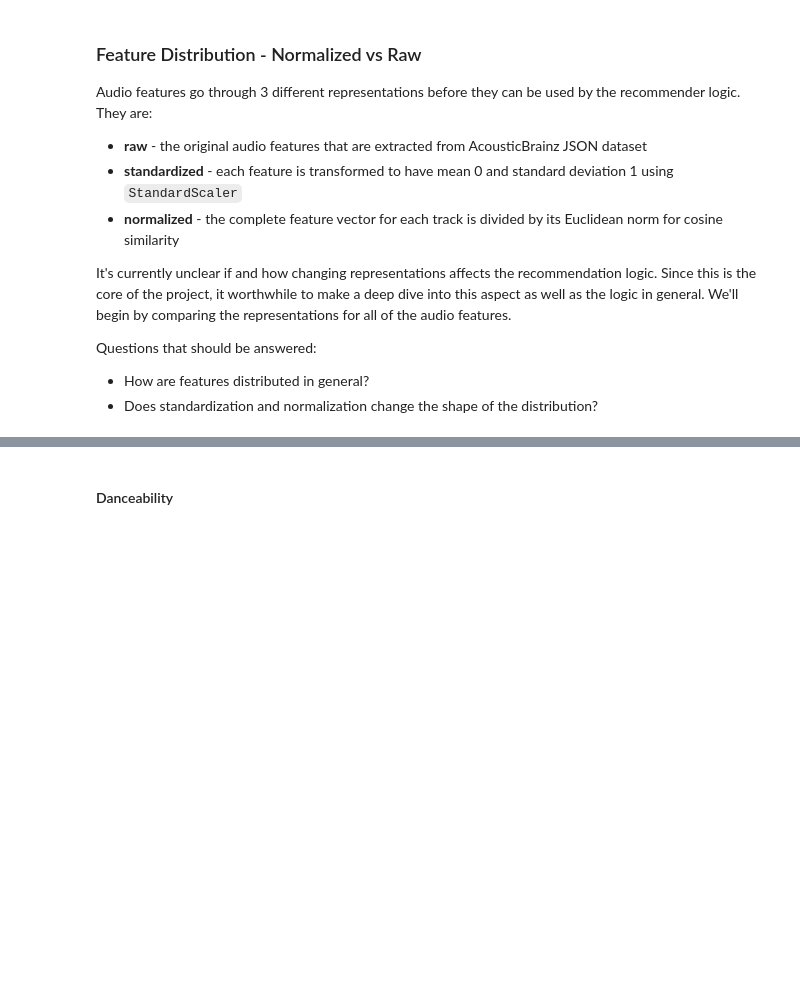
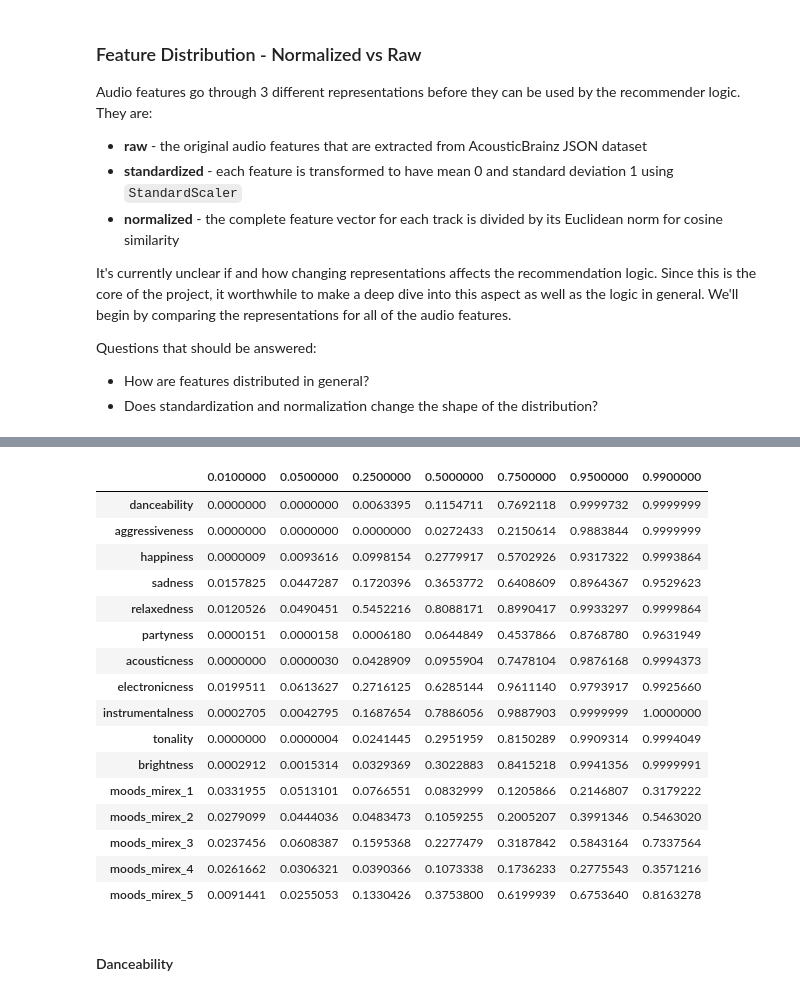
Before and after one commit to RadValentin/taste-mender, a Jupyter notebook: backend/ingest/data_analysis_pipeline.ipynb, the cells around one changed output, grey strips where cells are left out. Drawn from its saved outputs; the diff is of its cells as text; code cells hidden in the pictures; blank space fills up the shorter version.

```diff
--- a/backend/ingest/data_analysis_pipeline.ipynb
+++ b/backend/ingest/data_analysis_pipeline.ipynb
@@ -91,9 +104,6 @@ temp_features_norm = features_scaled / (
 # Check normalized matrix in store is correct
 assert np.array_equal(temp_features_norm, features_norm) is True
 # %%
-feature_df = pd.DataFrame(
-    features_raw,
-    columns=feature_names,
-)
+feature_df = pd.DataFrame(features_raw, columns=feature_names)
 
 feature_df.head()
@@ -111,9 +139,28 @@ basic_stats
 # %%
 percentiles = feature_df.quantile(
     [0.01, 0.05, 0.25, 0.50, 0.75, 0.95, 0.99]
 ).T
 
-percentiles
+with pd.option_context('display.float_format', lambda x: f'{x:,.7f}'):
+    display(percentiles)
+# %% [output]
+|  | 0.0100000 | 0.0500000 | 0.2500000 | 0.5000000 | 0.7500000 | 0.9500000 | 0.9900000 |
+| danceability | 0.0000000 | 0.0000000 | 0.0063395 | 0.1154711 | 0.7692118 | 0.9999732 | 0.9999999 |
+| aggressiveness | 0.0000000 | 0.0000000 | 0.0000000 | 0.0272433 | 0.2150614 | 0.9883844 | 0.9999999 |
+| happiness | 0.0000009 | 0.0093616 | 0.0998154 | 0.2779917 | 0.5702926 | 0.9317322 | 0.9993864 |
+| sadness | 0.0157825 | 0.0447287 | 0.1720396 | 0.3653772 | 0.6408609 | 0.8964367 | 0.9529623 |
+| relaxedness | 0.0120526 | 0.0490451 | 0.5452216 | 0.8088171 | 0.8990417 | 0.9933297 | 0.9999864 |
+| partyness | 0.0000151 | 0.0000158 | 0.0006180 | 0.0644849 | 0.4537866 | 0.8768780 | 0.9631949 |
+| acousticness | 0.0000000 | 0.0000030 | 0.0428909 | 0.0955904 | 0.7478104 | 0.9876168 | 0.9994373 |
+| electronicness | 0.0199511 | 0.0613627 | 0.2716125 | 0.6285144 | 0.9611140 | 0.9793917 | 0.9925660 |
+| instrumentalness | 0.0002705 | 0.0042795 | 0.1687654 | 0.7886056 | 0.9887903 | 0.9999999 | 1.0000000 |
+| tonality | 0.0000000 | 0.0000004 | 0.0241445 | 0.2951959 | 0.8150289 | 0.9909314 | 0.9994049 |
+| brightness | 0.0002912 | 0.0015314 | 0.0329369 | 0.3022883 | 0.8415218 | 0.9941356 | 0.9999991 |
+| moods_mirex_1 | 0.0331955 | 0.0513101 | 0.0766551 | 0.0832999 | 0.1205866 | 0.2146807 | 0.3179222 |
+| moods_mirex_2 | 0.0279099 | 0.0444036 | 0.0483473 | 0.1059255 | 0.2005207 | 0.3991346 | 0.5463020 |
+| moods_mirex_3 | 0.0237456 | 0.0608387 | 0.1595368 | 0.2277479 | 0.3187842 | 0.5843164 | 0.7337564 |
+| moods_mirex_4 | 0.0261662 | 0.0306321 | 0.0390366 | 0.1073338 | 0.1736233 | 0.2775543 | 0.3571216 |
+| moods_mirex_5 | 0.0091441 | 0.0255053 | 0.1330426 | 0.3753800 | 0.6199939 | 0.6753640 | 0.8163278 |
 # %% [markdown]
 #### Danceability
 # %%
```
Also changed, not shown: parts of 15 cells of this notebook.
